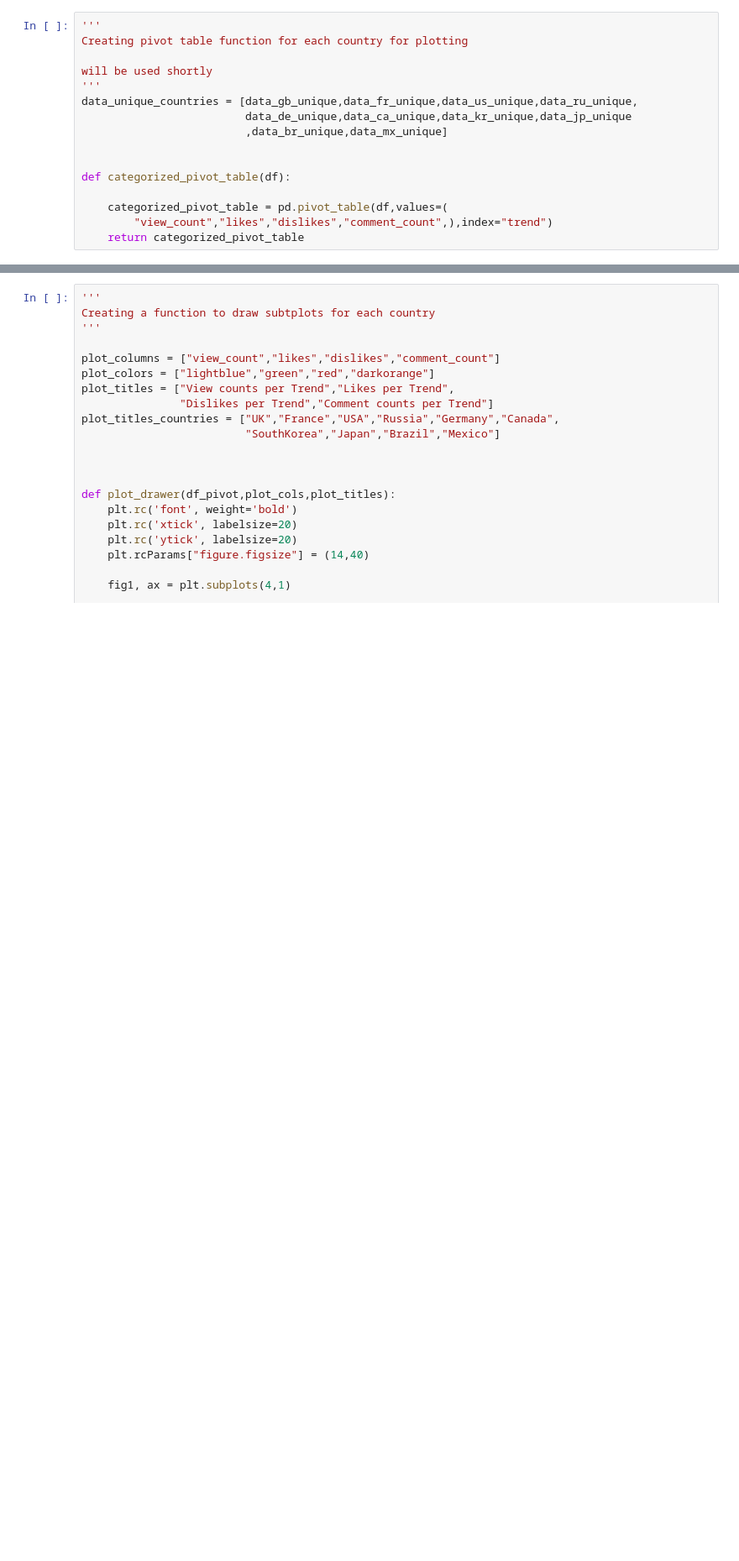
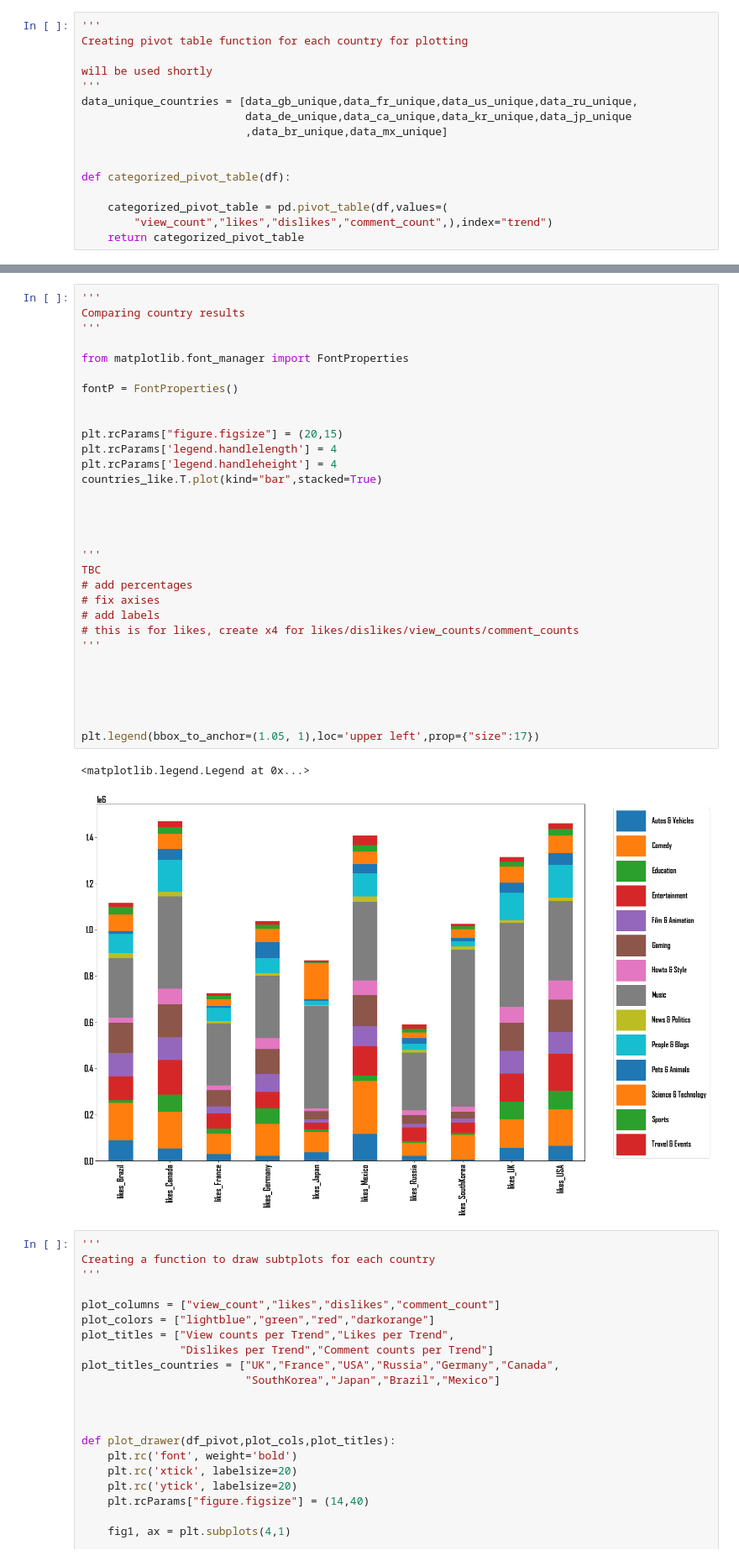
Before and after one commit to gorkemguneser/Youtube-Trending-Videos-Statistical-Analysis, a Jupyter notebook: code/gorkem.ipynb, the cells around one changed output, grey strips where cells are left out. Shown at 84% size. Saved outputs shown, nothing was run; the diff lists cells and outputs as text; blank space fills up the shorter version.

Commit message:
preparing data to compare country results

```diff
--- a/code/gorkem.ipynb
+++ b/code/gorkem.ipynb
@@ -236,3 +456,37 @@ def categorized_pivot_table(df):
+# %%
+'''
+Comparing country results
+'''
+
+from matplotlib.font_manager import FontProperties
+
+fontP = FontProperties()
+
+
+plt.rcParams["figure.figsize"] = (20,15)
+plt.rcParams['legend.handlelength'] = 4
+plt.rcParams['legend.handleheight'] = 4
+countries_like.T.plot(kind="bar",stacked=True)
+
+
+
+
+'''
+TBC
+# add percentages
+# fix axises
+# add labels
+# this is for likes, create x4 for likes/dislikes/view_counts/comment_counts
+'''
+
+
+
+
+
+plt.legend(bbox_to_anchor=(1.05, 1),loc='upper left',prop={"size":17})
+# %% [output]
+<matplotlib.legend.Legend at 0x...>
+[figure, added]
 # %%
 '''
 Creating a function to draw subtplots for each country
```
Also changed, not shown: parts of 14 cells of this notebook.
